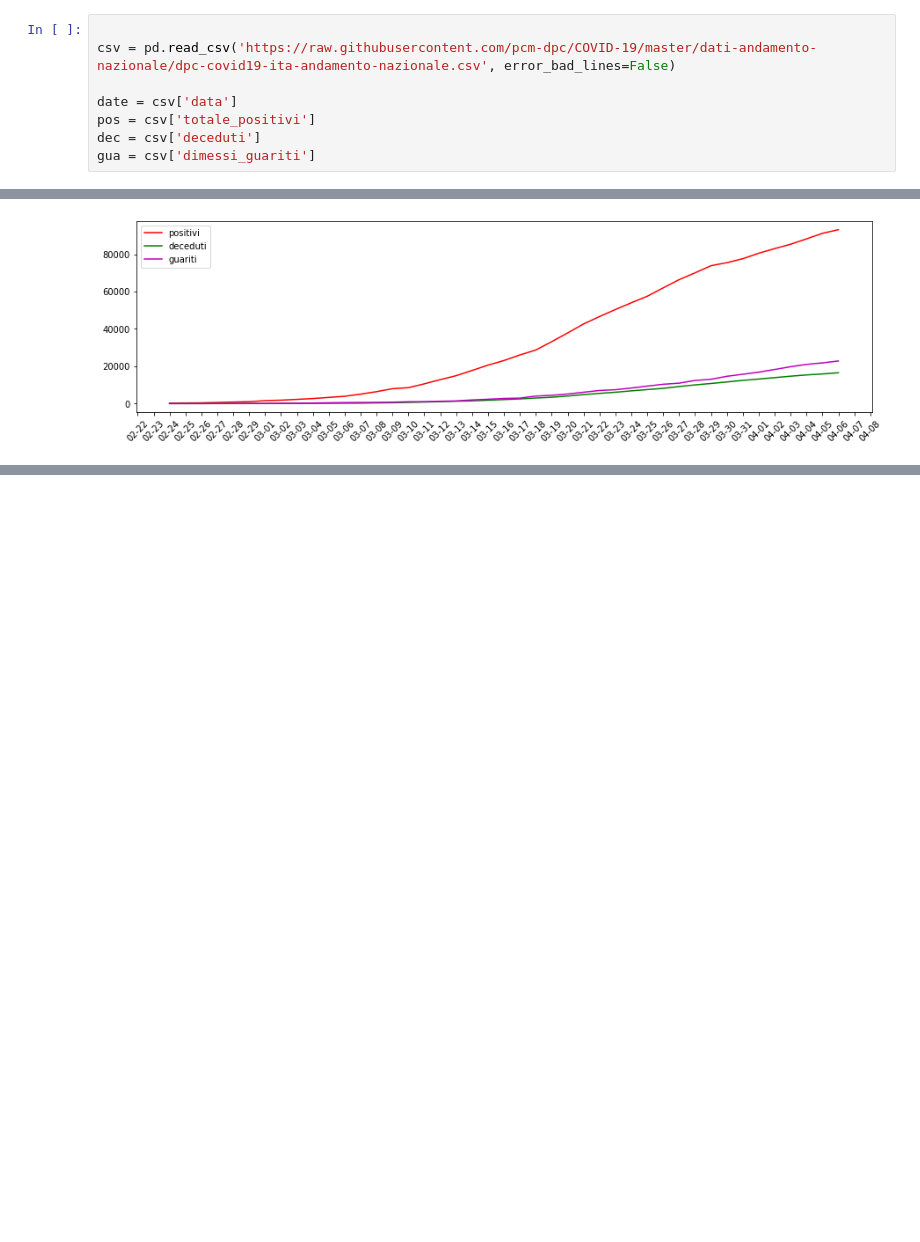
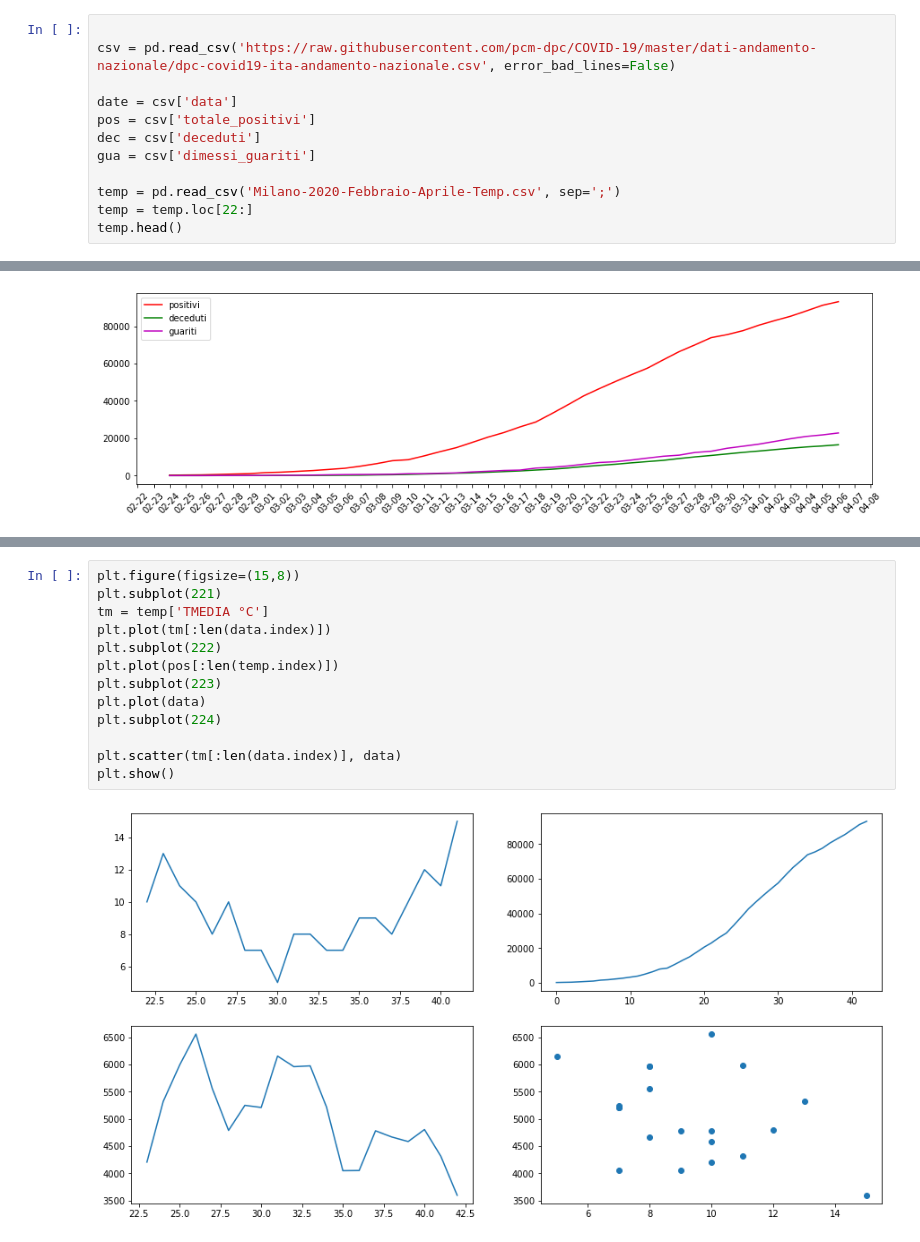
Before and after one commit to Bertonc98/BadCharts, a Jupyter notebook: covid_charts.ipynb, the cells around one changed output, grey strips where cells are left out. Saved outputs shown, nothing was run; the diff lists cells and outputs as text; blank space fills up the shorter version.

```diff
--- a/covid_charts.ipynb
+++ b/covid_charts.ipynb
@@ -12,3 +12,7 @@ date = csv['data']
 pos = csv['totale_positivi']
 dec = csv['deceduti']
 gua = csv['dimessi_guariti']
+
+temp = pd.read_csv('Milano-2020-Febbraio-Aprile-Temp.csv', sep=';')
+temp = temp.loc[22:]
+temp.head()
@@ -63,0 +56,15 @@ plt.show()
+# %%
+plt.figure(figsize=(15,8))
+plt.subplot(221)
+tm = temp['TMEDIA °C']
+plt.plot(tm[:len(data.index)])
+plt.subplot(222)
+plt.plot(pos[:len(temp.index)])
+plt.subplot(223)
+plt.plot(data)
+plt.subplot(224)
+
+plt.scatter(tm[:len(data.index)], data)
+plt.show()
+# %% [output]
+[figure, added]
```
Also changed, not shown: parts of 3 cells of this notebook.
